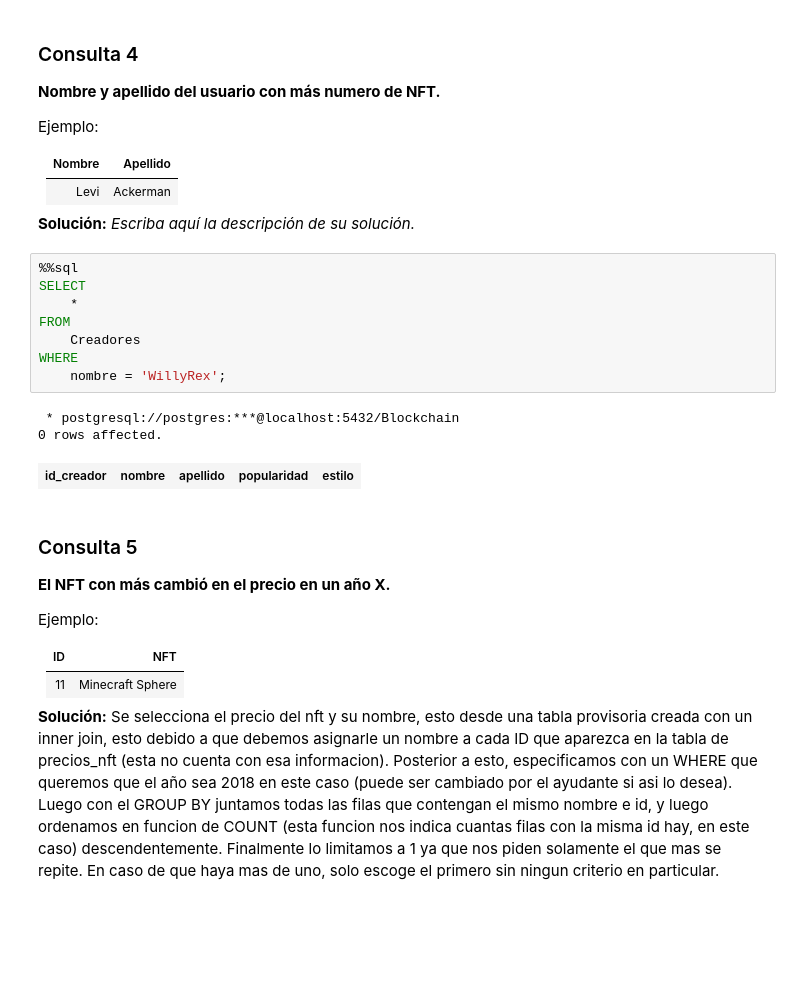
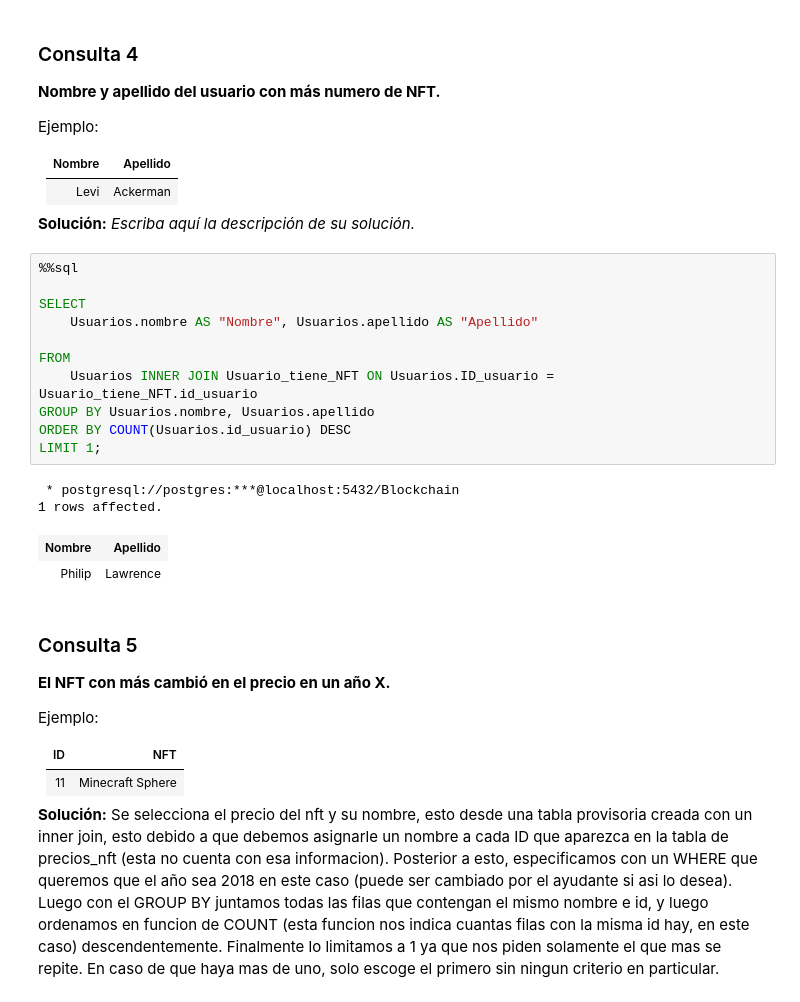
Before and after one commit to bryangonzalezr/INF239, a Jupyter notebook: Tarea-1-Grupo23/Tarea1_BD_2022-1 V.1.0 .ipynb, the cells around one changed output. Cells and saved outputs as stored; diff of their text form; blank space fills up the shorter version.

```diff
--- a/Tarea-1-Grupo23/Tarea1_BD_2022-1 V.1.0 .ipynb
+++ b/Tarea-1-Grupo23/Tarea1_BD_2022-1 V.1.0 .ipynb
@@ -450,18 +465,22 @@ Ejemplo:
 | Levi | Ackerman |
 
 **Solución:** _Escriba aquí la descripción de su solución._
-# %%
-%%sql
-SELECT
-    *
-FROM
-    Creadores
-WHERE
-    nombre = 'WillyRex';
-# %% [output]
- * postgresql://postgres:***@localhost:5432/Blockchain
-0 rows affected.
-| id_creador | nombre | apellido | popularidad | estilo |
+# %%
+%%sql
+
+SELECT
+    Usuarios.nombre AS "Nombre", Usuarios.apellido AS "Apellido"
+
+FROM
+    Usuarios INNER JOIN Usuario_tiene_NFT ON Usuarios.ID_usuario = Usuario_tiene_NFT.id_usuario
+GROUP BY Usuarios.nombre, Usuarios.apellido
+ORDER BY COUNT(Usuarios.id_usuario) DESC
+LIMIT 1;
+# %% [output]
+ * postgresql://postgres:***@localhost:5432/Blockchain
+1 rows affected.
+| Nombre | Apellido |
+| Philip | Lawrence |
 # %% [markdown]
 ### Consulta 5
 **El NFT con más cambió en el precio en un año X.**
```
Also changed, not shown: parts of 11 cells of this notebook.
